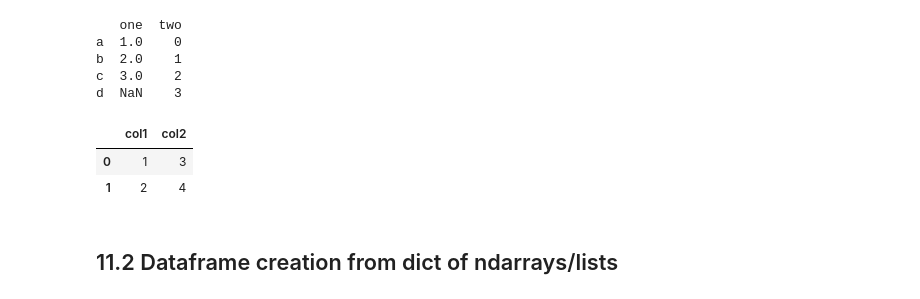
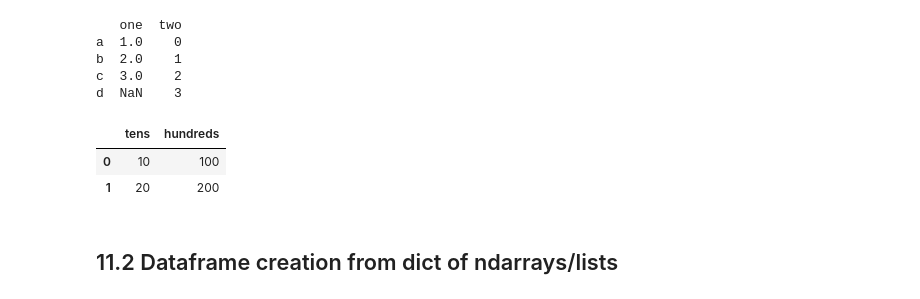
Before and after one commit to IAT-ExploringAI-2024/Week1---Intro-to-Python, a Jupyter notebook: Introduction_to_Python.ipynb, the cells around one changed output. Saved outputs shown, nothing was run; the diff lists cells and outputs as text; code cells hidden in the pictures.

```diff
--- a/Introduction_to_Python.ipynb
+++ b/Introduction_to_Python.ipynb
@@ -1206,11 +1245,15 @@ d  NaN    3
 # %%
  d = {'col1': [1, 2], 'col2': [3, 4]}
  df = pd.DataFrame(data=d)
  df
+
+ x = {'tens':[10, 20], 'hundreds':[100, 200]} #example 20
+ xf = pd.DataFrame(data=x)
+ xf
 # %% [output]
-|  | col1 | col2 |
-| 0 | 1 | 3 |
-| 1 | 2 | 4 |
+|  | tens | hundreds |
+| 0 | 10 | 100 |
+| 1 | 20 | 200 |
 # %% [markdown]
 ## 11.2  Dataframe creation from dict of ndarrays/lists
 # %% [markdown]
```
Also changed, not shown: parts of 23 cells of this notebook.
